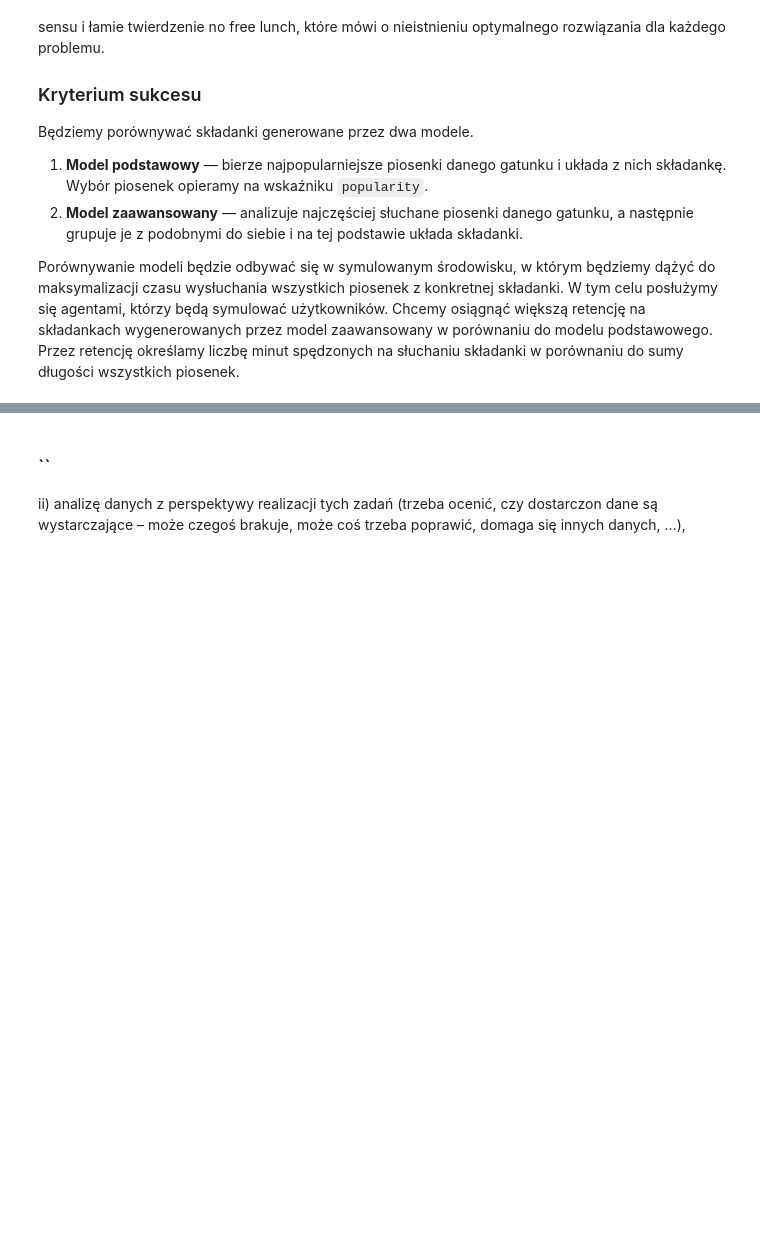
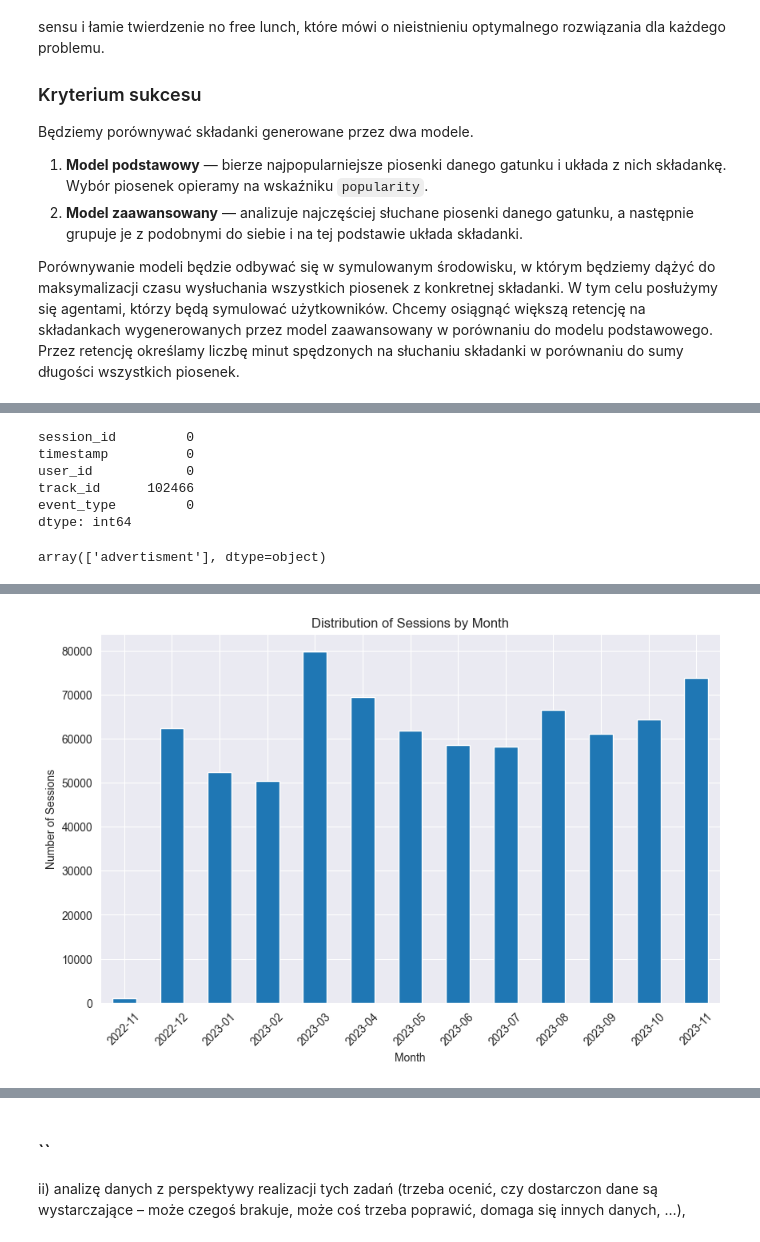
Before and after one commit to Percival33/Machine-Learning-Engineering, a Jupyter notebook: reports/stage1.ipynb, the cells around one changed output, grey strips where cells are left out. Drawn from its saved outputs; the diff is of its cells as text; code cells hidden in the pictures; blank space fills up the shorter version.

```diff
--- a/reports/stage1.ipynb
+++ b/reports/stage1.ipynb
@@ -47,0 +128,29 @@ Jak widać dane nie zawierają brakujących wartości
+# %%
+session_df.isnull().sum()
+# %% [output]
+session_id         0
+timestamp          0
+user_id            0
+track_id      102466
+event_type         0
+dtype: int64
+# %%
+session_df[session_df['track_id'].isna()]['event_type'].unique()
+# %% [output]
+array(['advertisment'], dtype=object)
+# %%
+session_df['timestamp'] = pd.to_datetime(session_df['timestamp'])
+
+start_date = session_df['timestamp'].min()
+end_date = session_df['timestamp'].max()
+print(f"Time range of the dataset: {start_date} to {end_date}")
+
+session_df['year-month'] = session_df['timestamp'].dt.strftime('%Y-%m')
+session_df['year-month'].value_counts().sort_index().plot(kind='bar', figsize=(10, 6))
+
+plt.title('Distribution of Sessions by Month')
+plt.xlabel('Month')
+plt.ylabel('Number of Sessions')
+plt.xticks(rotation=45)
+plt.show()
+# %% [output]
@@ -47,0 +158 @@ Jak widać dane nie zawierają brakujących wartości
+[figure, added]
```
Also changed, not shown: parts of 28 cells of this notebook.
